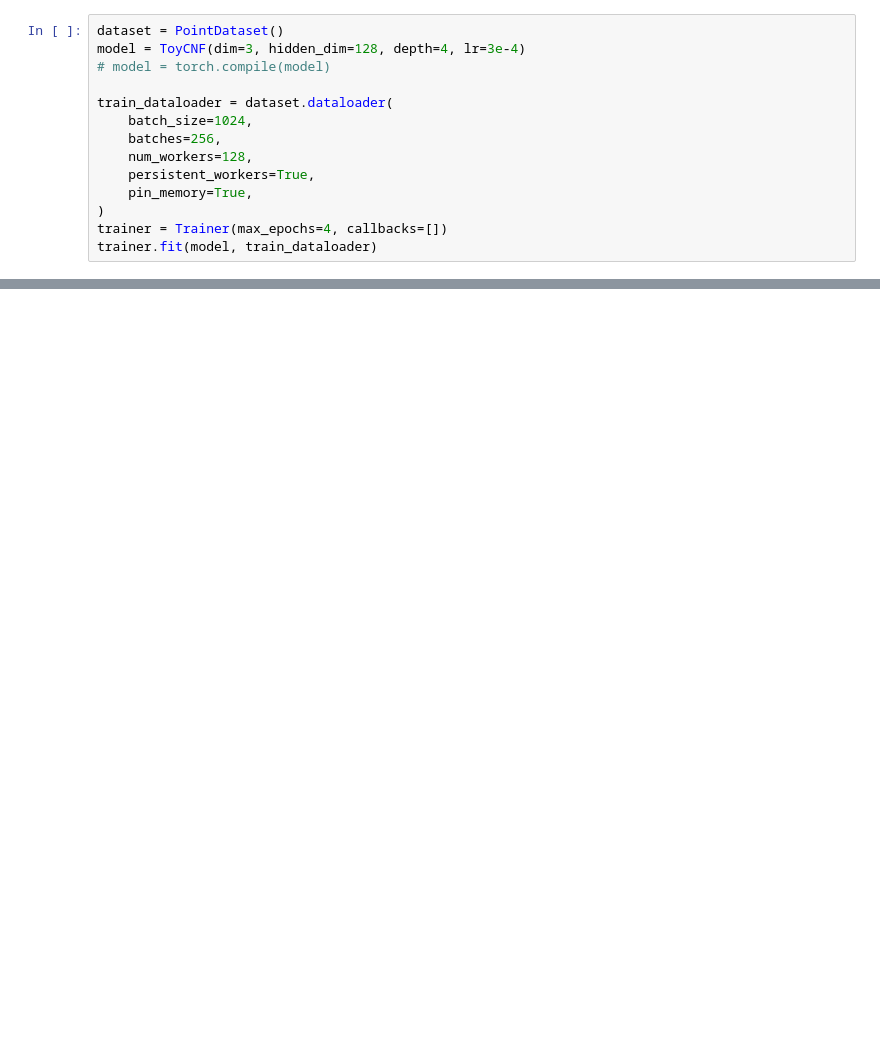
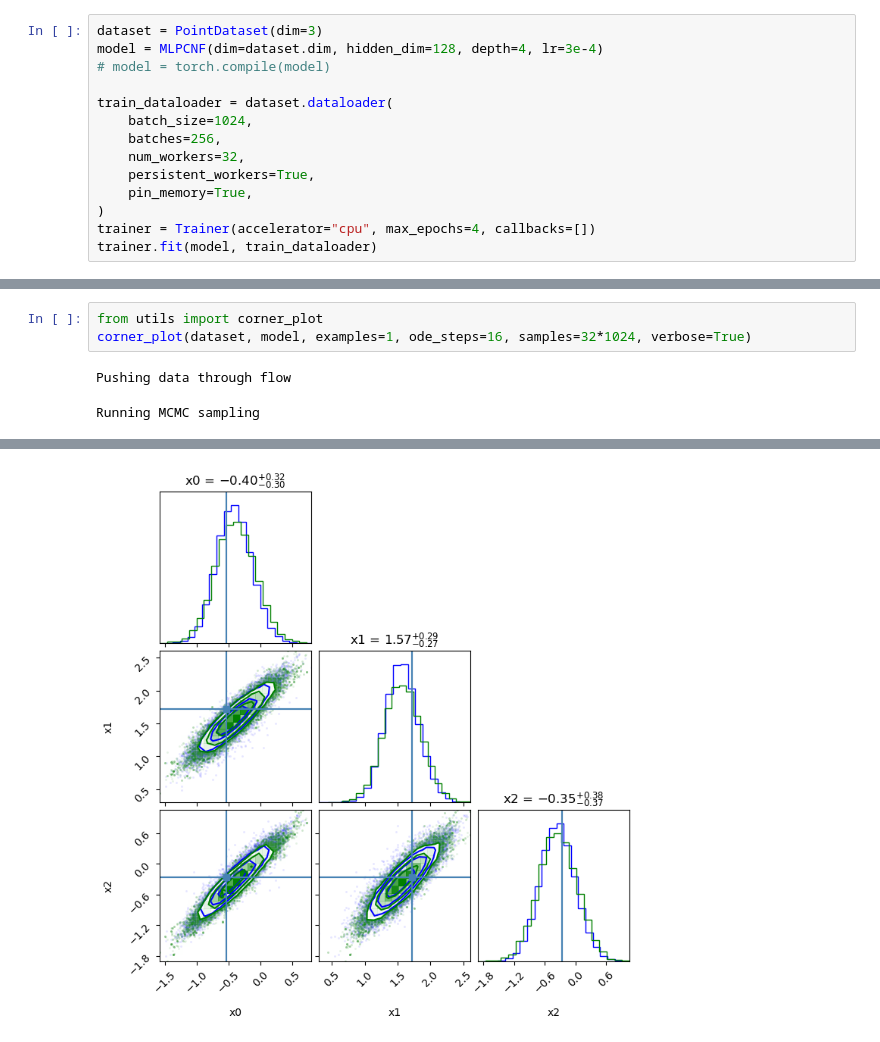
Before and after one commit to davidesartor/CANNA, a Jupyter notebook: t.ipynb, the cells around one changed output, grey strips where cells are left out. Cells and saved outputs as stored; diff of their text form; blank space fills up the shorter version.

```diff
--- a/t.ipynb
+++ b/t.ipynb
@@ -140,15 +10,15 @@ class ToyCNF(ConditionalFlowMatching):
 # %%
-dataset = PointDataset()
-model = ToyCNF(dim=3, hidden_dim=128, depth=4, lr=3e-4)
+dataset = PointDataset(dim=3)
+model = MLPCNF(dim=dataset.dim, hidden_dim=128, depth=4, lr=3e-4)
 # model = torch.compile(model)
 
 train_dataloader = dataset.dataloader(
     batch_size=1024,
     batches=256,
-    num_workers=128,
+    num_workers=32,
     persistent_workers=True,
     pin_memory=True,
 )
-trainer = Trainer(max_epochs=4, callbacks=[])
+trainer = Trainer(accelerator="cpu", max_epochs=4, callbacks=[])
 trainer.fit(model, train_dataloader)
 # %% [output]
@@ -207,0 +40,6 @@ for t, x0, x1, y in tqdm(dataset.dataloader(batch_size=samples, batches=examples
+# %%
+from utils import corner_plot
+corner_plot(dataset, model, examples=1, ode_steps=16, samples=32*1024, verbose=True)
+# %% [output]
+Pushing data through flow
+Running MCMC sampling
@@ -207,0 +47 @@ for t, x0, x1, y in tqdm(dataset.dataloader(batch_size=samples, batches=examples
+[figure, added]
```
Also changed, not shown: parts of 8 cells of this notebook, 3 other files.
